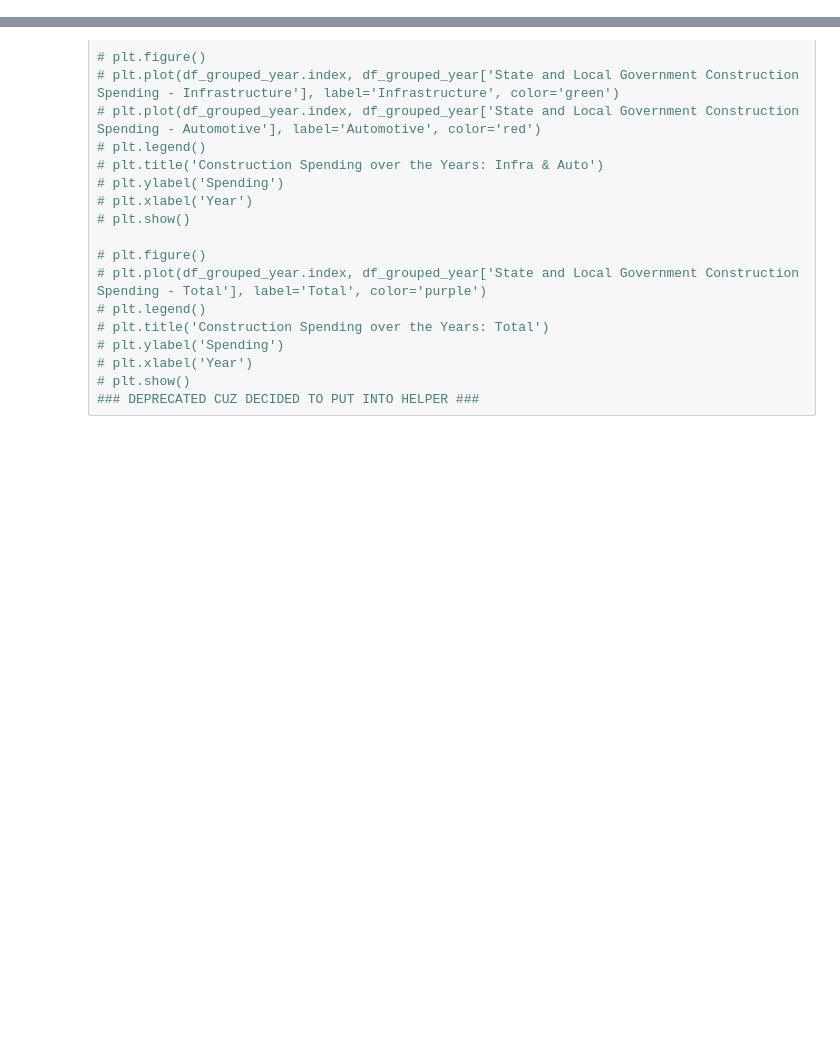
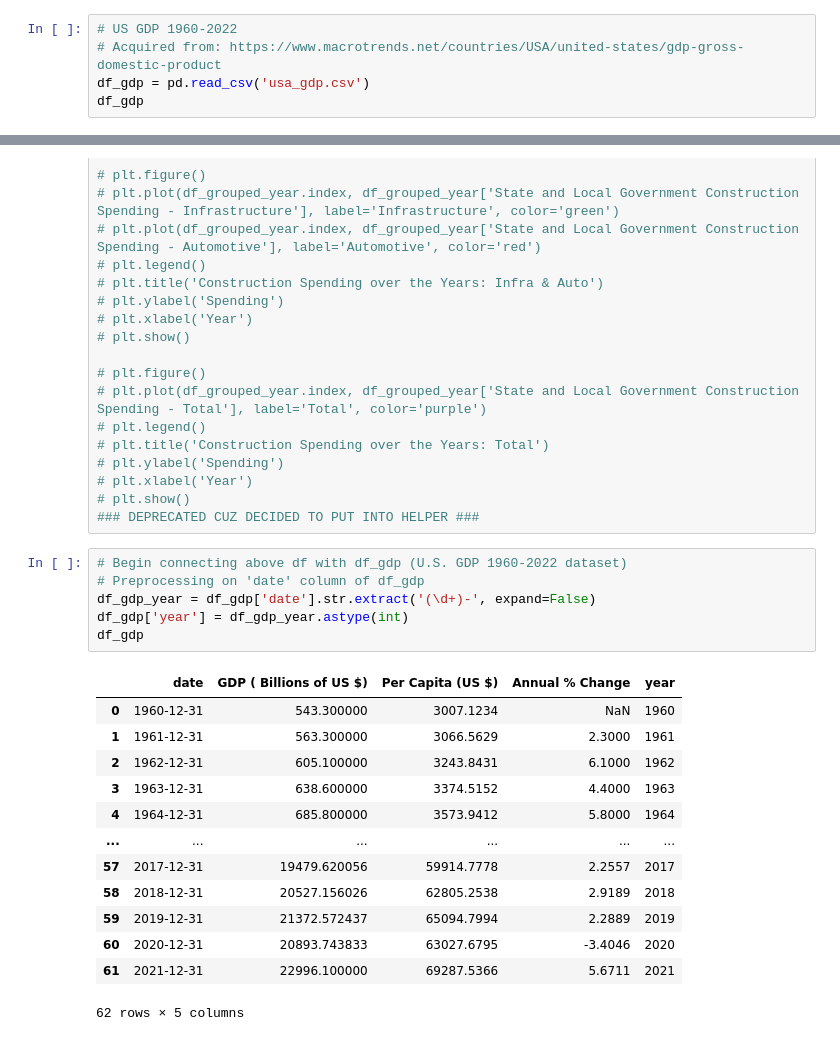
Before and after one commit to dnhuang/data102-fa22, a Jupyter notebook: eda.ipynb, the cells around one changed output, grey strips where cells are left out. Saved outputs shown, nothing was run; the diff lists cells and outputs as text; blank space fills up the shorter version.

```diff
--- a/eda.ipynb
+++ b/eda.ipynb
@@ -101,0 +119,5 @@ residential_percent_change_from_baseline
+# %%
+# US GDP 1960-2022
+# Acquired from: https://www.macrotrends.net/countries/USA/united-states/gdp-gross-domestic-product
+df_gdp = pd.read_csv('usa_gdp.csv')
+df_gdp
@@ -312,3 +372,23 @@ plot_line_year_agg(df, ['Total'])
 # plt.xlabel('Year')
 # plt.show()
 ### DEPRECATED CUZ DECIDED TO PUT INTO HELPER ###
+# %%
+# Begin connecting above df with df_gdp (U.S. GDP 1960-2022 dataset)
+# Preprocessing on 'date' column of df_gdp
+df_gdp_year = df_gdp['date'].str.extract('(\d+)-', expand=False)
+df_gdp['year'] = df_gdp_year.astype(int)
+df_gdp
+# %% [output]
+|  | date | GDP ( Billions of US $) | Per Capita (US $) | Annual % Change | year |
+| 0 | 1960-12-31 | 543.300000 | 3007.1234 | NaN | 1960 |
+| 1 | 1961-12-31 | 563.300000 | 3066.5629 | 2.3000 | 1961 |
+| 2 | 1962-12-31 | 605.100000 | 3243.8431 | 6.1000 | 1962 |
+| 3 | 1963-12-31 | 638.600000 | 3374.5152 | 4.4000 | 1963 |
+| 4 | 1964-12-31 | 685.800000 | 3573.9412 | 5.8000 | 1964 |
+| ... | ... | ... | ... | ... | ... |
+| 57 | 2017-12-31 | 19479.620056 | 59914.7778 | 2.2557 | 2017 |
+| 58 | 2018-12-31 | 20527.156026 | 62805.2538 | 2.9189 | 2018 |
+| 59 | 2019-12-31 | 21372.572437 | 65094.7994 | 2.2889 | 2019 |
+| 60 | 2020-12-31 | 20893.743833 | 63027.6795 | -3.4046 | 2020 |
+| 61 | 2021-12-31 | 22996.100000 | 69287.5366 | 5.6711 | 2021 |
+62 rows × 5 columns
```
Also changed, not shown: parts of 21 cells of this notebook, 1 other file.
